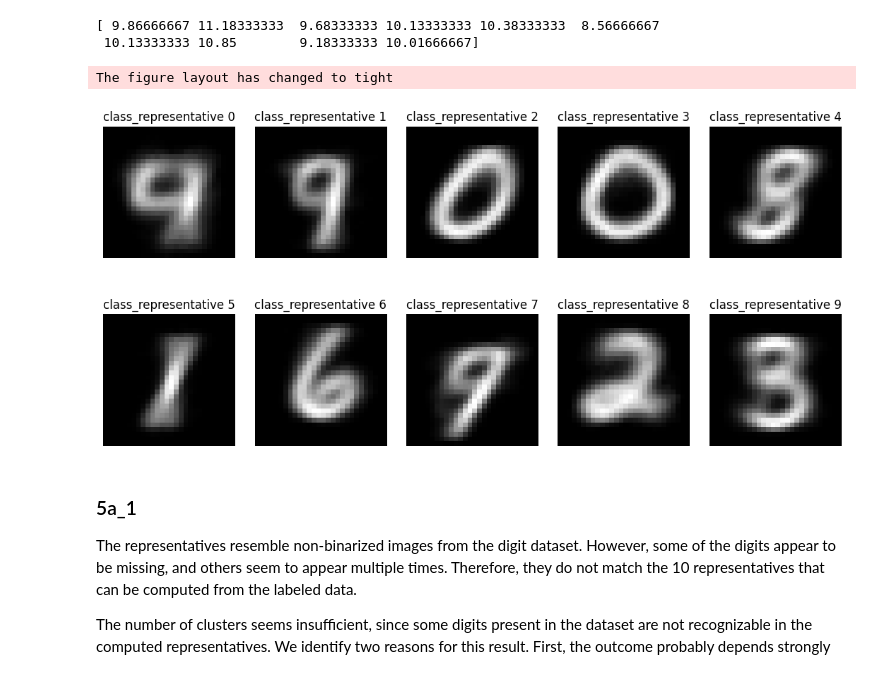
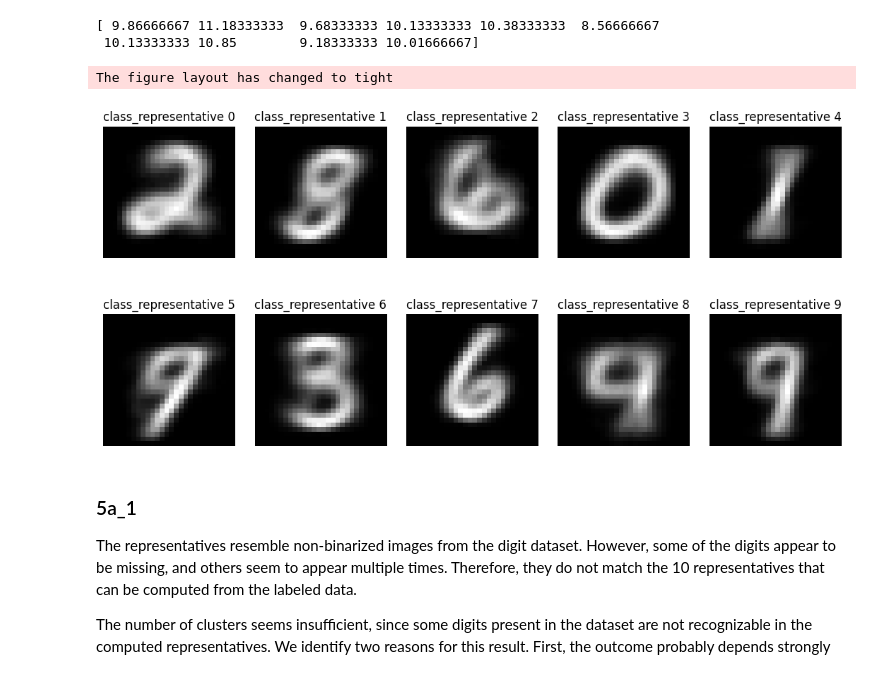
Before and after one commit to Jynns/AppliedPML_GroupA, a Jupyter notebook: assignement-em/Project_Mixture_model2.ipynb, the cells around one changed output. Cells and saved outputs as stored; diff of their text form; code cells hidden in the pictures.

```diff
--- a/assignement-em/Project_Mixture_model2.ipynb
+++ b/assignement-em/Project_Mixture_model2.ipynb
@@ -692,7 +692,7 @@ def EM(X, K, max_iter=100, tol=1e-4):
     """
 
     # Init
-    rng = np.random.default_rng()
+    rng = np.random.default_rng(seed=42)
     init_indices = rng.choice(len(X), K, replace=False)
     L = 1
     class_representatives_lst = [X[i] for i in init_indices]
@@ -741,7 +741,7 @@ K_1 = 10
 K_2 = 20
 N = 6000
 
-class_representatives_lst, priors_lst, assignments, log_likelihoods = EM(X_train_bin[:N], K_1)
+class_representatives_lst_10, priors_lst_10, assignments_10, log_likelihoods_10 = EM(X_train_bin[:N], K_1)
 # %% [markdown]
 ## 5) Evaluation
 
@@ -767,16 +767,16 @@ print(counts / sum(counts) * 100)
 # %%
 
 fig, axes = plt.subplots(2, 5, figsize=(11, 6), constrained_layout=True)
 for x in range(2):
     for y in range(5):
-        axes[x, y].imshow(recover_image_matrix(class_representatives_lst[x*5 + y]), cmap='gray')
+        axes[x, y].imshow(recover_image_matrix(class_representatives_lst_10[x*5 + y]), cmap='gray')
         axes[x, y].set_title("class_representative "+ str(x*5 + y))
         axes[x, y].axis('off')
 plt.tight_layout(pad=2.0)
 plt.show()
 # %% [output]
 The figure layout has changed to tight
-[figure, old version]
+[figure, new version]
 # %% [markdown]
 ### 5a_1
 The representatives resemble non-binarized images from the digit dataset. However, some of the digits appear to be missing, and others seem to appear multiple times. Therefore, they do not match the 10 representatives that can be computed from the labeled data.
```
Also changed, not shown: parts of 10 cells of this notebook.
